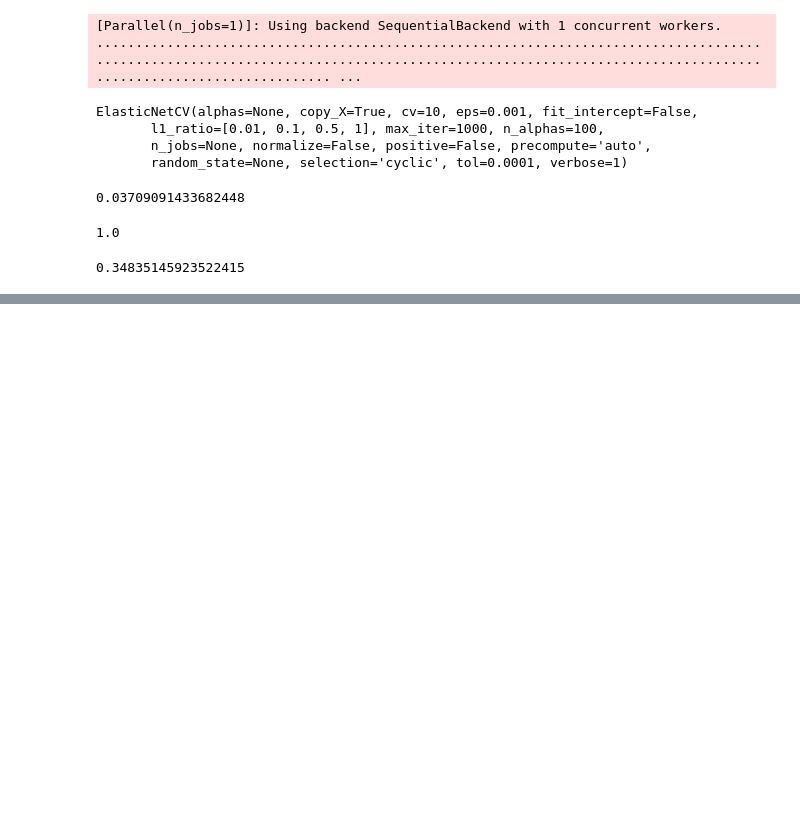
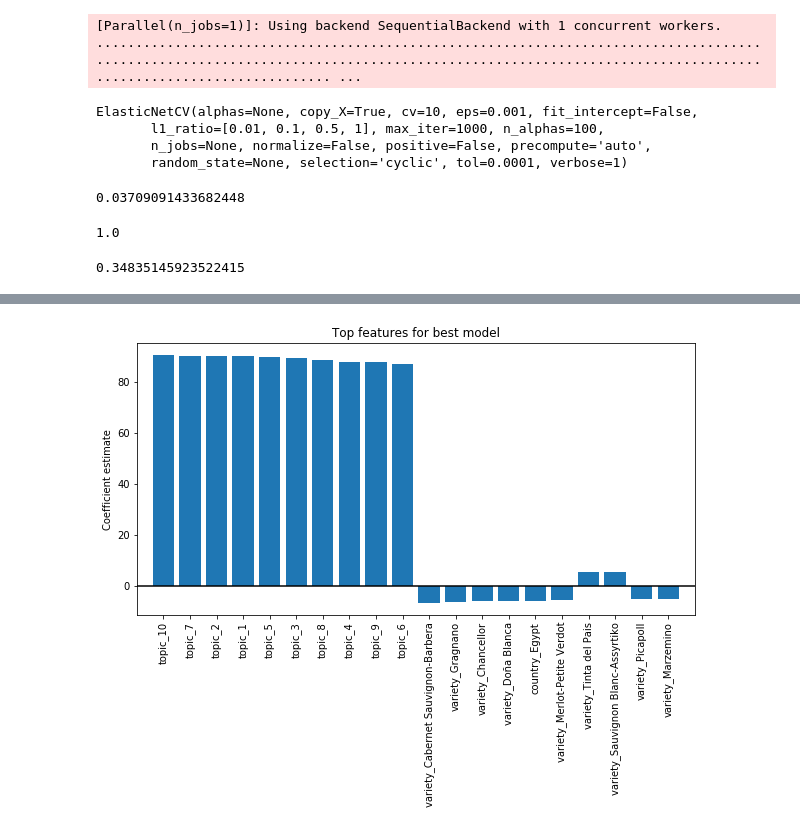
Before and after one commit to DarkestFloyd/DS5500, a Jupyter notebook: Real_World_DS/hw.ipynb, the cells around one changed output, grey strips where cells are left out. Cells and saved outputs as stored; diff of their text form; code cells hidden in the pictures; blank space fills up the shorter version.

```diff
--- a/Real_World_DS/hw.ipynb
+++ b/Real_World_DS/hw.ipynb
@@ -380,0 +373,16 @@ plt.legend(loc=0)
+# %%
+#cols = train_X.columns[
+best = np.argsort(abs(ridge_opt.coef_[0]))[-20:][::-1]
+best_labels = train_X.columns[best]
+best_coef = ridge_opt.coef_[0][best]
+# %%
+plt.figure(figsize=(10, 5))
+plt.bar(x=best_labels, height=best_coef)
+plt.xticks(rotation=90)
+plt.hlines(y=0, xmin=-5, xmax=20)
+plt.xlim(-1, 20)
+plt.title("Top features for best model")
+plt.ylabel("Coefficient estimate")
+plt.show()
+# %% [output]
+[figure, added]
```
Also changed, not shown: parts of 21 cells of this notebook.
